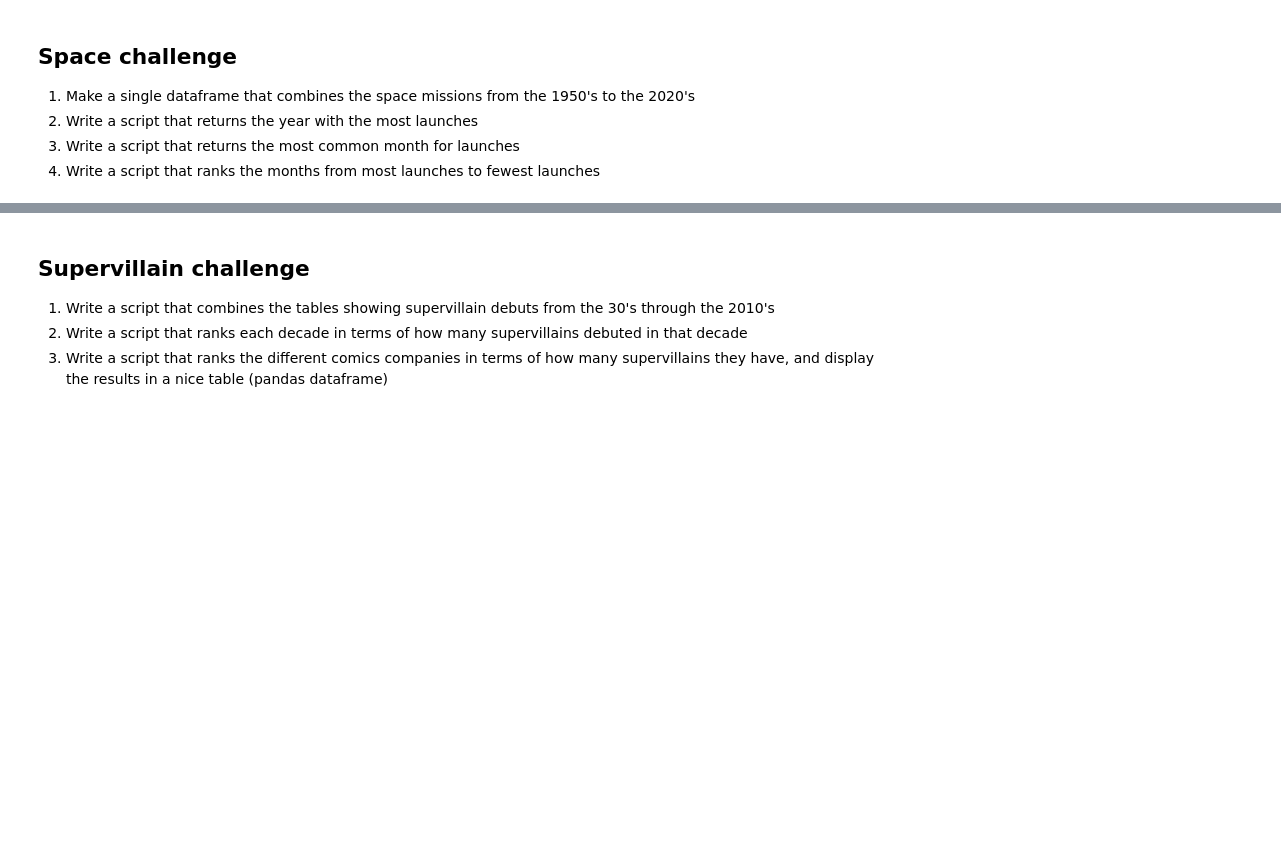
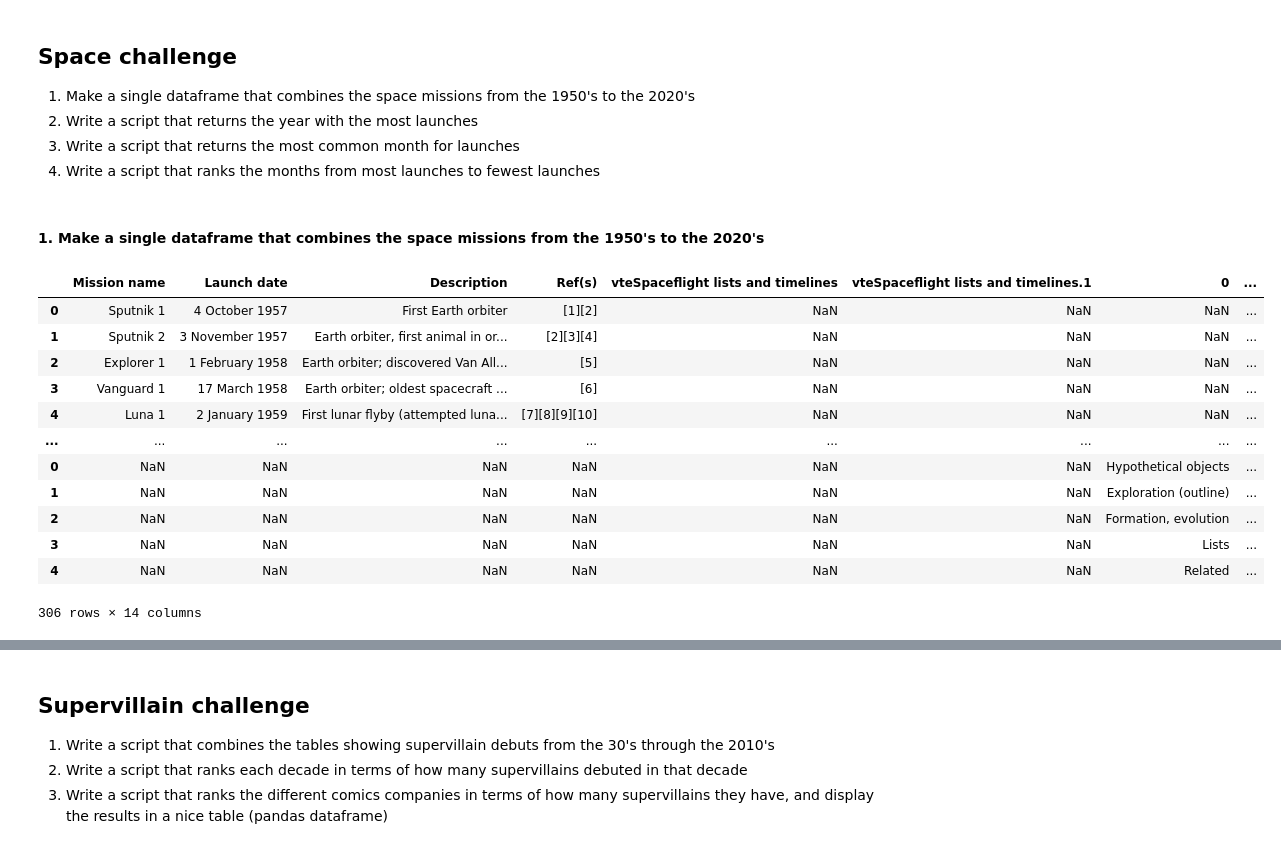
Before and after one commit to soerinev/CulturalDataScience, a Jupyter notebook: class_notes_and_exercises/fun_with_pandas.ipynb, the cells around one changed output, grey strips where cells are left out. Drawn from its saved outputs; the diff is of its cells as text; code cells hidden in the pictures; blank space fills up the shorter version.

```diff
--- a/class_notes_and_exercises/fun_with_pandas.ipynb
+++ b/class_notes_and_exercises/fun_with_pandas.ipynb
@@ -83,0 +144,27 @@ rawdata = pd.read_html("https://en.wikipedia.org/wiki/Timeline_of_Solar_System_e
+# %% [markdown]
+#### 1. Make a single dataframe that combines the space missions from the 1950's to the 2020's
+# %%
+# make dictionary to hold the newly created dataframe
+dataframes = {}
+
+# trying to OPTIMIZE - loop through all the tables to make dataframes
+for i in range(len(rawdata)):
+    dataframes[f'dataframe_{i}'] = pd.DataFrame(rawdata[i])
+
+# concatenate into one dataframe
+combined_df = pd.concat(dataframes.values())
+combined_df
+# %% [output]
+|  | Mission name | Launch date | Description | Ref(s) | vteSpaceflight lists and timelines | vteSpaceflight lists and timelines.1 | 0 | ... |
+| 0 | Sputnik 1 | 4 October 1957 | First Earth orbiter | [1][2] | NaN | NaN | NaN | ... |
+| 1 | Sputnik 2 | 3 November 1957 | Earth orbiter, first animal in or... | [2][3][4] | NaN | NaN | NaN | ... |
+| 2 | Explorer 1 | 1 February 1958 | Earth orbiter; discovered Van All... | [5] | NaN | NaN | NaN | ... |
+| 3 | Vanguard 1 | 17 March 1958 | Earth orbiter; oldest spacecraft ... | [6] | NaN | NaN | NaN | ... |
+| 4 | Luna 1 | 2 January 1959 | First lunar flyby (attempted luna... | [7][8][9][10] | NaN | NaN | NaN | ... |
+| ... | ... | ... | ... | ... | ... | ... | ... | ... |
+| 0 | NaN | NaN | NaN | NaN | NaN | NaN | Hypothetical objects | ... |
+| 1 | NaN | NaN | NaN | NaN | NaN | NaN | Exploration (outline) | ... |
+| 2 | NaN | NaN | NaN | NaN | NaN | NaN | Formation, evolution | ... |
+| 3 | NaN | NaN | NaN | NaN | NaN | NaN | Lists | ... |
+| 4 | NaN | NaN | NaN | NaN | NaN | NaN | Related | ... |
+306 rows × 14 columns
```
Also changed, not shown: parts of 21 cells of this notebook.
